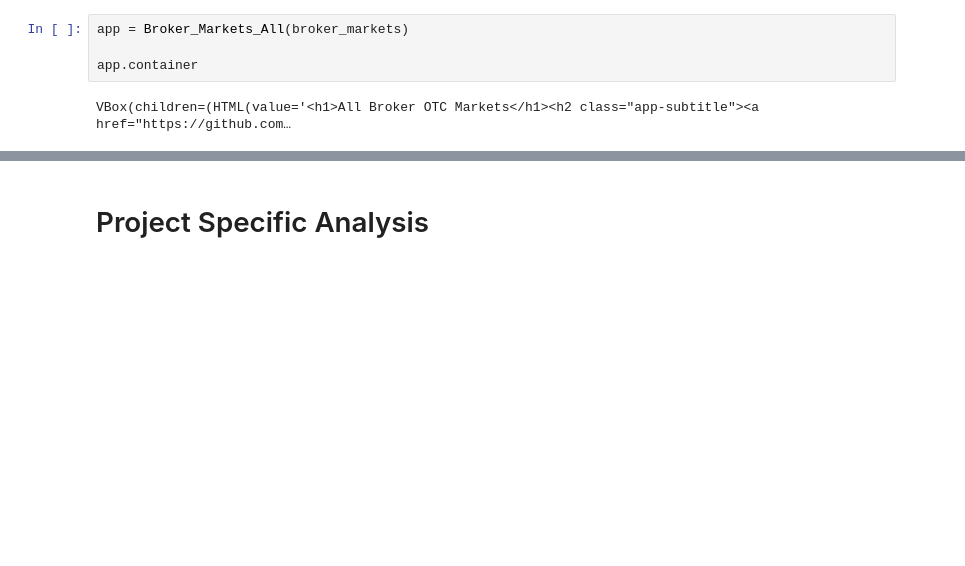
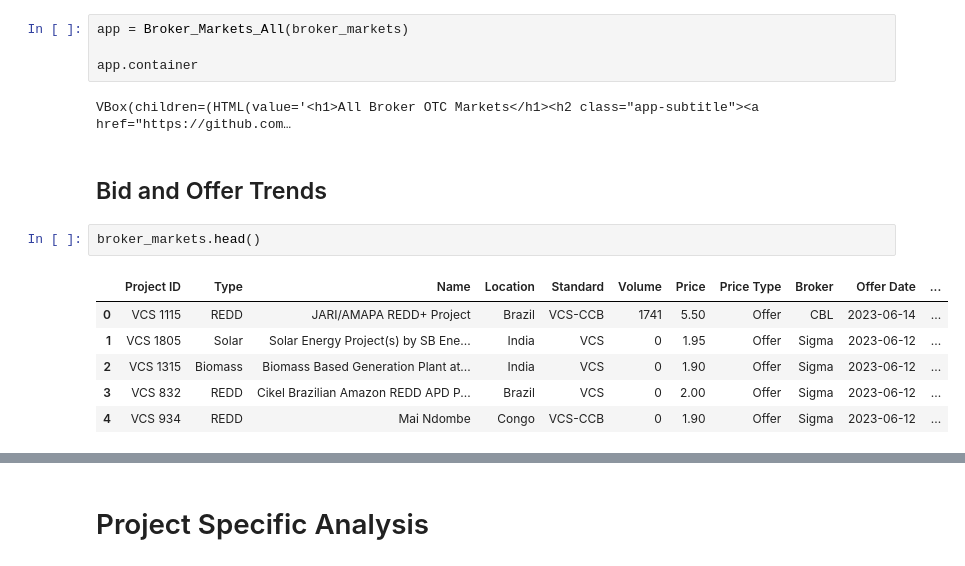
Before and after one commit to SamCurtis111/Voila_Testing, a Jupyter notebook: Carbon Report.ipynb, the cells around one changed output, grey strips where cells are left out. Cells and saved outputs as stored; diff of their text form; blank space fills up the shorter version.

```diff
--- a/Carbon Report.ipynb
+++ b/Carbon Report.ipynb
@@ -692,3 +646,14 @@ app = Broker_Markets_All(broker_markets)
 app.container
 # %% [output]
 VBox(children=(HTML(value='<h1>All Broker OTC Markets</h1><h2 class="app-subtitle"><a href="https://github.com…
+# %% [markdown]
+## Bid and Offer Trends
+# %%
+broker_markets.head()
+# %% [output]
+|  | Project ID | Type | Name | Location | Standard | Volume | Price | Price Type | Broker | Offer Date | ... |
+| 0 | VCS 1115 | REDD | JARI/AMAPA REDD+ Project | Brazil | VCS-CCB | 1741 | 5.50 | Offer | CBL | 2023-06-14 | ... |
+| 1 | VCS 1805 | Solar | Solar Energy Project(s) by SB Ene... | India | VCS | 0 | 1.95 | Offer | Sigma | 2023-06-12 | ... |
+| 2 | VCS 1315 | Biomass | Biomass Based Generation Plant at... | India | VCS | 0 | 1.90 | Offer | Sigma | 2023-06-12 | ... |
+| 3 | VCS 832 | REDD | Cikel Brazilian Amazon REDD APD P... | Brazil | VCS | 0 | 2.00 | Offer | Sigma | 2023-06-12 | ... |
+| 4 | VCS 934 | REDD | Mai Ndombe | Congo | VCS-CCB | 0 | 1.90 | Offer | Sigma | 2023-06-12 | ... |
```
Also changed, not shown: parts of 37 cells of this notebook, 33 other files.
